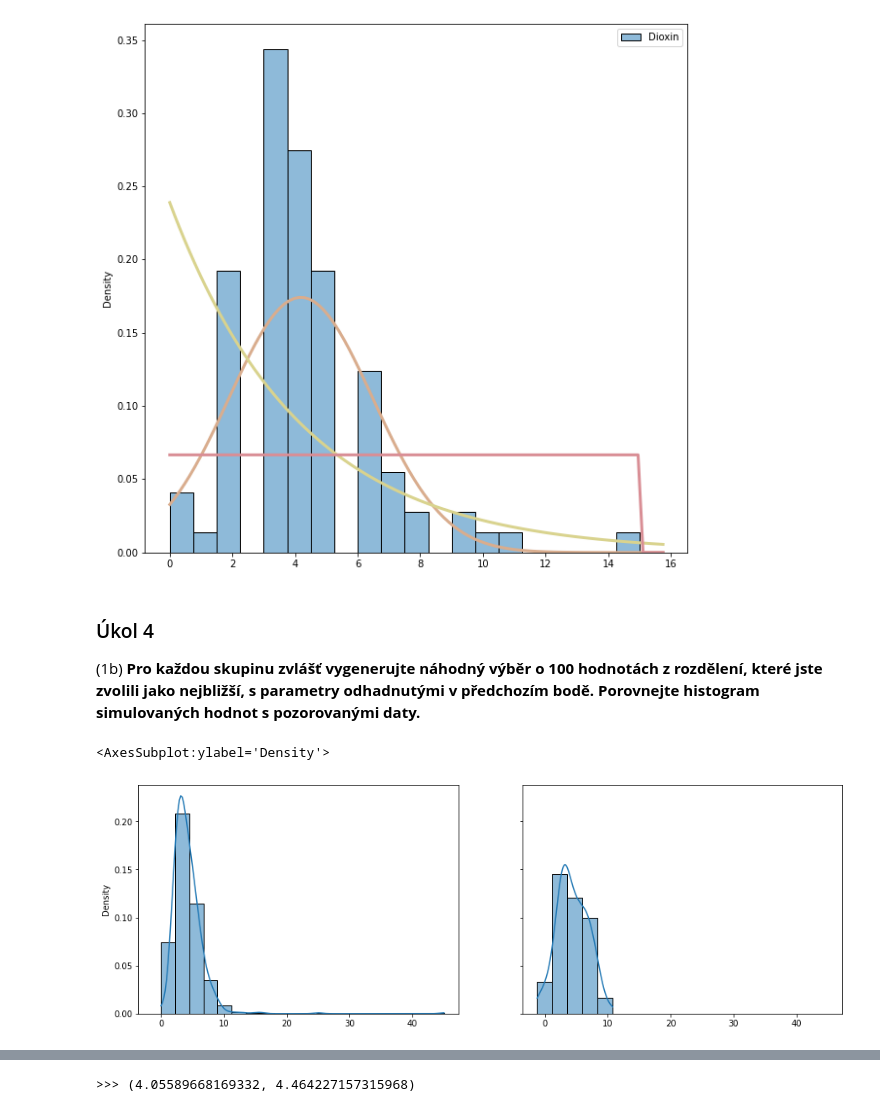
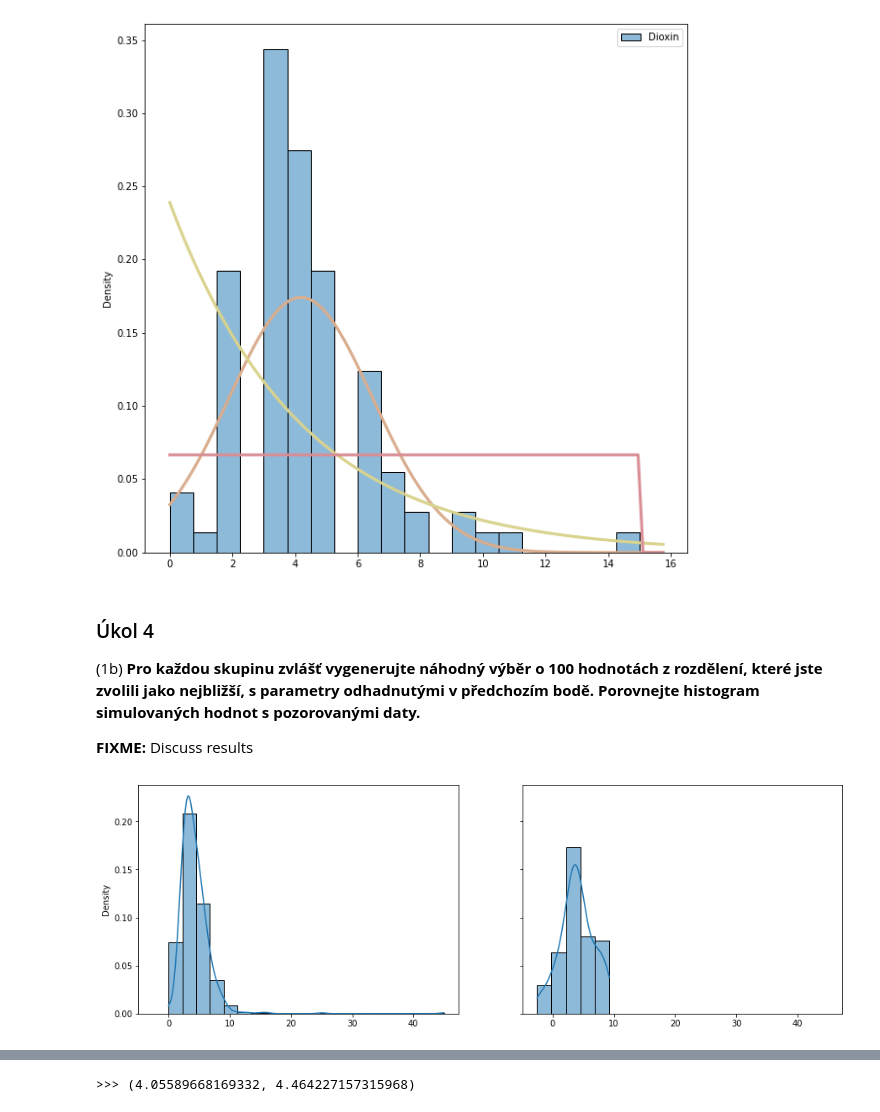
Before and after one commit to czernalex/BI_PST_ASSIGNMENT, a Jupyter notebook: src/assignment.ipynb, the cells around one changed output, grey strips where cells are left out. Saved outputs shown, nothing was run; the diff lists cells and outputs as text; code cells hidden in the pictures.

```diff
--- a/src/assignment.ipynb
+++ b/src/assignment.ipynb
@@ -293,39 +292,40 @@ plt.show()
 # %% [markdown]
 ### Úkol 4
 (1b) **Pro každou skupinu zvlášť vygenerujte náhodný výběr o 100 hodnotách z rozdělení, které jste zvolili jako nejbližší, s parametry odhadnutými v předchozím bodě. Porovnejte histogram simulovaných hodnot s pozorovanými daty.**
+
+**FIXME:** Discuss results
 # %%
 ### vietnam group - data comparison
 
 data_vietnam_simulated = np.random.normal(
     loc=viet_norm_distr_expected_value,
     scale=viet_norm_distr_std_deviance,
     size=100
 )
 
 fig, (ax1, ax2) = plt.subplots(
     ncols=2,
     sharex=True,
     sharey=True,
     figsize=(15, 5)
 )
-sb.histplot(
+ax1 = sb.histplot(
     data_vietnam,
     bins=20,
     stat="density",
     kde=True,
     ax=ax1,
     legend=False
 )
-sb.histplot(
+ax2 = sb.histplot(
     data_vietnam_simulated,
     bins=5,
     stat="density",
     kde=True,
     ax=ax2
 )
 # %% [output]
-<AxesSubplot:ylabel='Density'>
-[figure, old version]
+[figure, new version]
 # %%
 ### other group - data comparison
 
```
Also changed, not shown: parts of 21 cells of this notebook.
